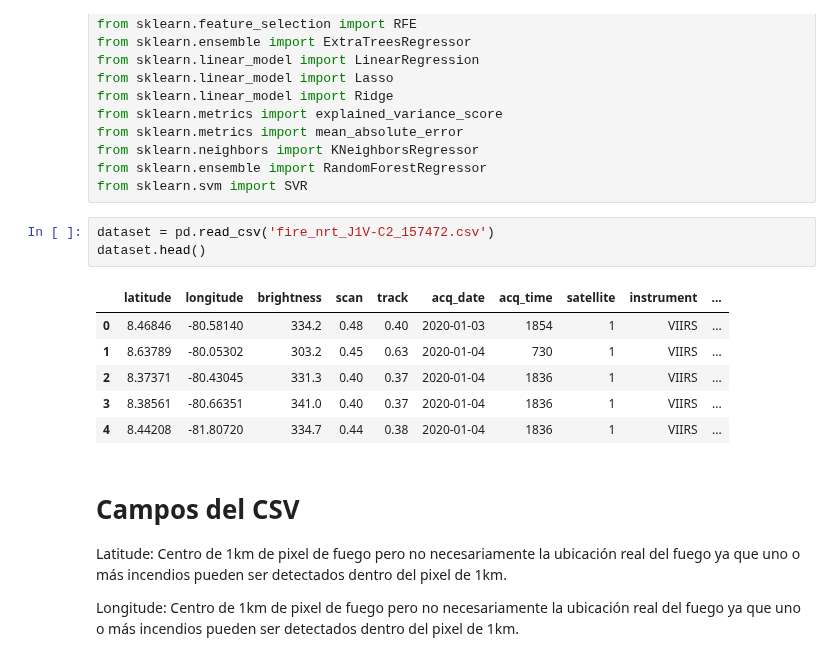
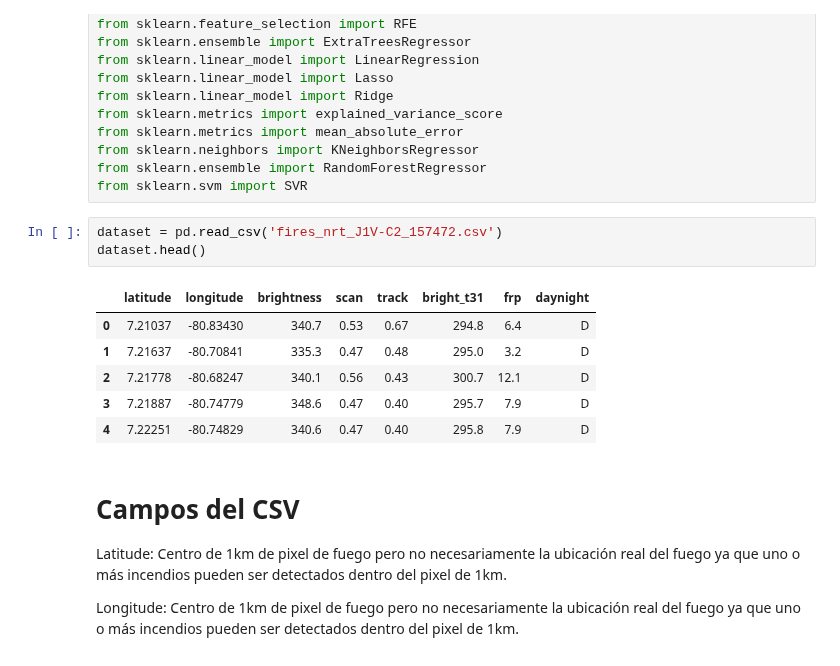
Before and after one commit to AstridHurley/Analysis-of-FIRMS-data-for-learning-regression-models, a Jupyter notebook: NASA_CorrSystem.ipynb, the cells around one changed output. Cells and saved outputs as stored; diff of their text form.

```diff
--- a/NASA_CorrSystem.ipynb
+++ b/NASA_CorrSystem.ipynb
@@ -21,15 +21,15 @@ from sklearn.neighbors import KNeighborsRegressor
 from sklearn.ensemble import RandomForestRegressor
 from sklearn.svm import SVR
 # %%
-dataset = pd.read_csv('fire_nrt_J1V-C2_157472.csv')
+dataset = pd.read_csv('fires_nrt_J1V-C2_157472.csv')
 dataset.head()
 # %% [output]
-|  | latitude | longitude | brightness | scan | track | acq_date | acq_time | satellite | instrument | ... |
-| 0 | 8.46846 | -80.58140 | 334.2 | 0.48 | 0.40 | 2020-01-03 | 1854 | 1 | VIIRS | ... |
-| 1 | 8.63789 | -80.05302 | 303.2 | 0.45 | 0.63 | 2020-01-04 | 730 | 1 | VIIRS | ... |
-| 2 | 8.37371 | -80.43045 | 331.3 | 0.40 | 0.37 | 2020-01-04 | 1836 | 1 | VIIRS | ... |
-| 3 | 8.38561 | -80.66351 | 341.0 | 0.40 | 0.37 | 2020-01-04 | 1836 | 1 | VIIRS | ... |
-| 4 | 8.44208 | -81.80720 | 334.7 | 0.44 | 0.38 | 2020-01-04 | 1836 | 1 | VIIRS | ... |
+|  | latitude | longitude | brightness | scan | track | bright_t31 | frp | daynight |
+| 0 | 7.21037 | -80.83430 | 340.7 | 0.53 | 0.67 | 294.8 | 6.4 | D |
+| 1 | 7.21637 | -80.70841 | 335.3 | 0.47 | 0.48 | 295.0 | 3.2 | D |
+| 2 | 7.21778 | -80.68247 | 340.1 | 0.56 | 0.43 | 300.7 | 12.1 | D |
+| 3 | 7.21887 | -80.74779 | 348.6 | 0.47 | 0.40 | 295.7 | 7.9 | D |
+| 4 | 7.22251 | -80.74829 | 340.6 | 0.47 | 0.40 | 295.8 | 7.9 | D |
 # %% [markdown]
 # Campos del CSV
 
```
Also changed, not shown: parts of 13 cells of this notebook, 1 other file.
